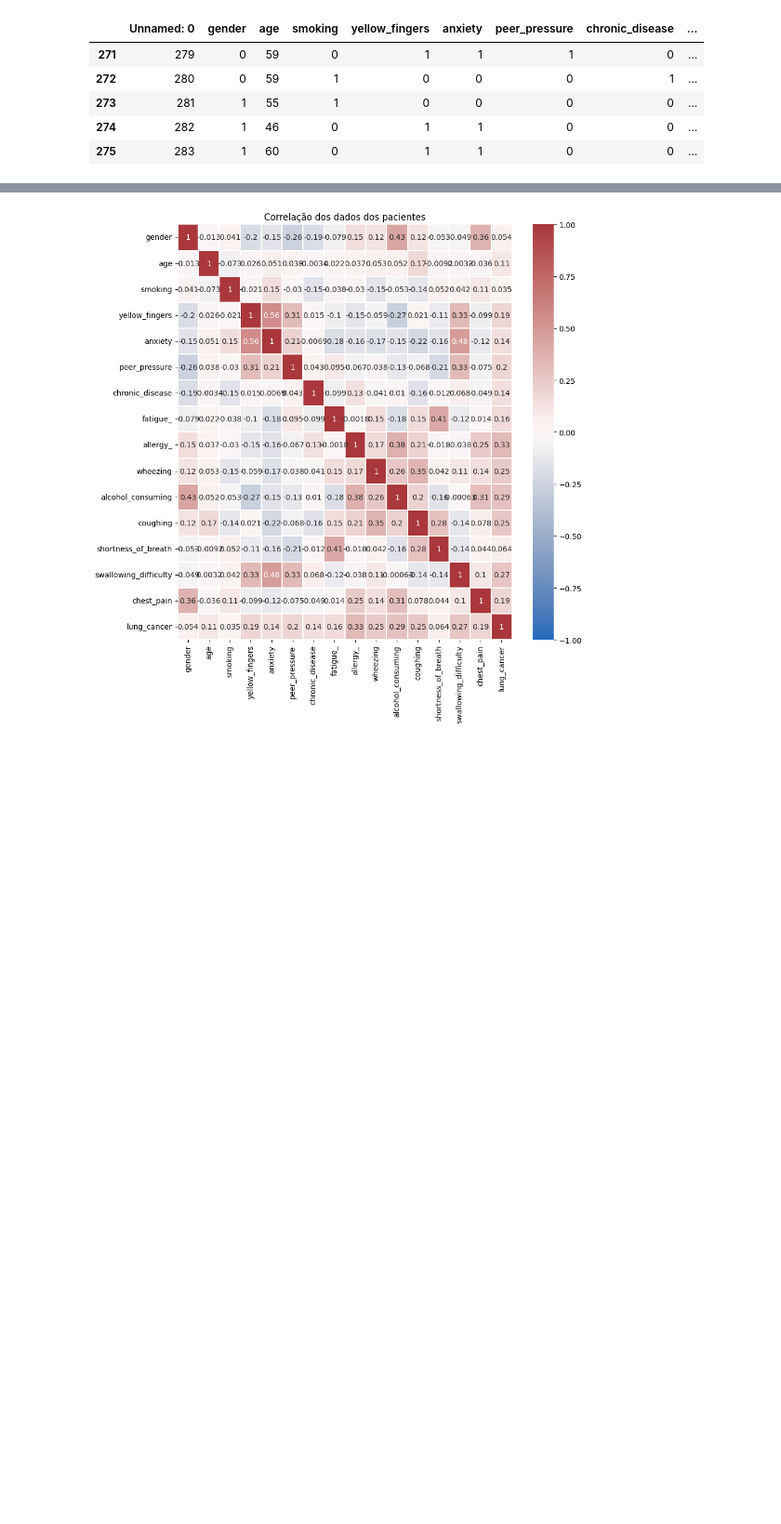
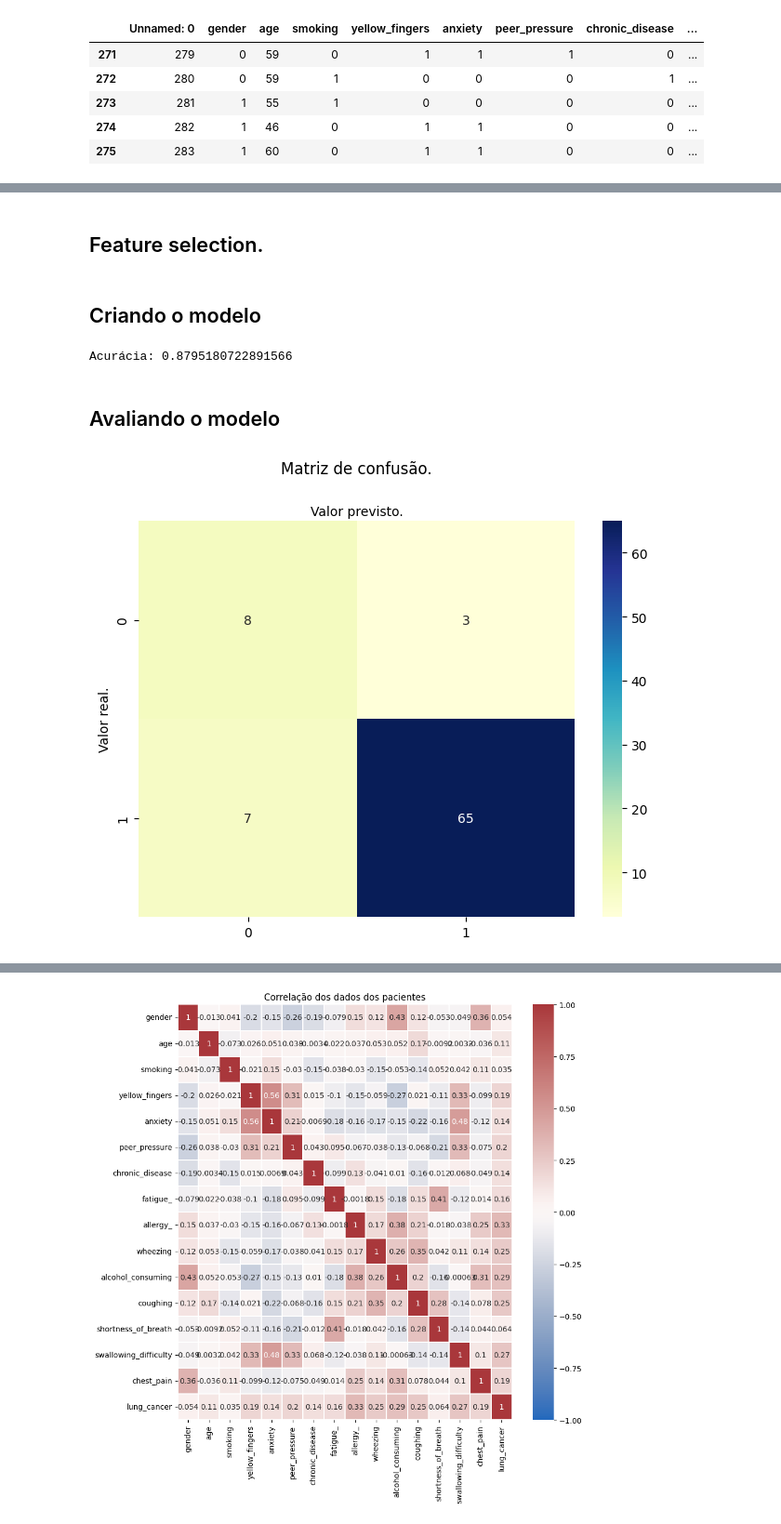
Before and after one commit to TutuBraz/Prediction_of_a_patient_having_lung_cancer, a Jupyter notebook: dataset/Prediction_of_a_patient_having_lung_cancer.ipynb, the cells around one changed output, grey strips where cells are left out. Shown at 93% size. Cells and saved outputs as stored; diff of their text form; code cells hidden in the pictures; blank space fills up the shorter version.

Commit message:
Modelo de regressão logistica

```diff
--- a/dataset/Prediction_of_a_patient_having_lung_cancer.ipynb
+++ b/dataset/Prediction_of_a_patient_having_lung_cancer.ipynb
@@ -81,0 +46,4 @@ df_cancer.groupby(['lung_cancer', 'smoking']).agg(count=('smoking', 'count'))
+# %% [markdown]
+## Feature selection.
+# %% [markdown]
+## Criando o modelo
@@ -81,0 +64,38 @@ df_cancer.groupby(['lung_cancer', 'smoking']).agg(count=('smoking', 'count'))
+# %%
+#dividindo em treino e teste para normalização standard
+x_train, x_test, y_train, y_test = train_test_split(df_cancer_x_standard, df_cancer_y, train_size=0.7, random_state=0)
+
+lr_model = LogisticRegression()
+
+lr_model.fit(x_train, y_train)
+
+y_pred = lr_model.predict(x_test)
+
+r_sq = lr_model.score(x_test, y_test)
+print('Acurácia:', r_sq)
+# %% [output]
+Acurácia: 0.8795180722891566
+# %% [markdown]
+## Avaliando o modelo
+# %%
+#Criando matriz de confusao
+cnf_matrix = metrics.confusion_matrix(y_test, y_pred)
+
+# name  of classes
+class_names=['Não doente', 'Doente']
+fig, ax = plt.subplots()
+tick_marks = np.arange(len(class_names))
+plt.xticks(tick_marks, class_names)
+plt.yticks(tick_marks, class_names)
+
+
+# create heatmap
+sns.heatmap(pd.DataFrame(cnf_matrix), annot=True, cmap="YlGnBu" ,fmt='g')
+ax.xaxis.set_label_position("top")
+plt.tight_layout()
+plt.title('Matriz de confusão.', y=1.1)
+plt.ylabel('Valor real.')
+plt.xlabel('Valor previsto.')
+plt.show()
+# %% [output]
+[figure, added]
```
Also changed, not shown: parts of 18 cells of this notebook.
